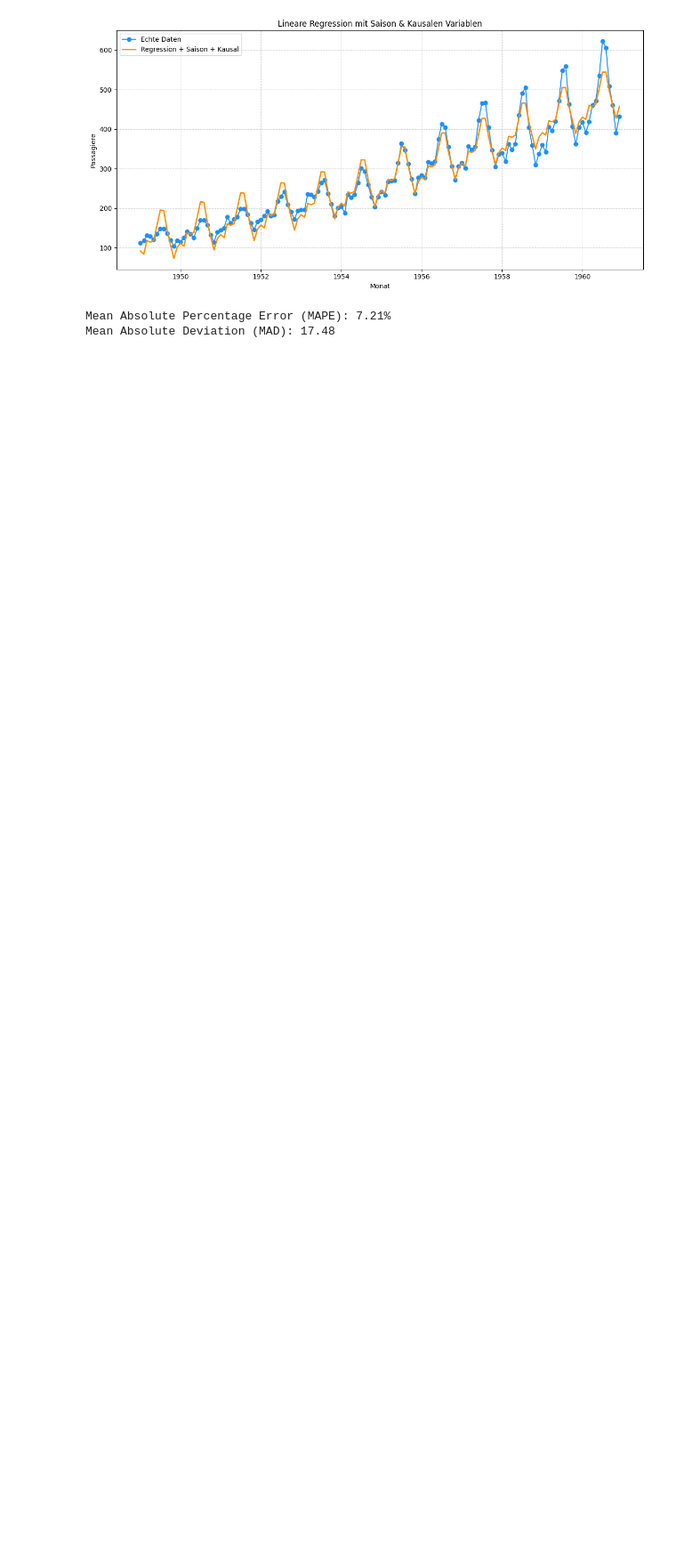
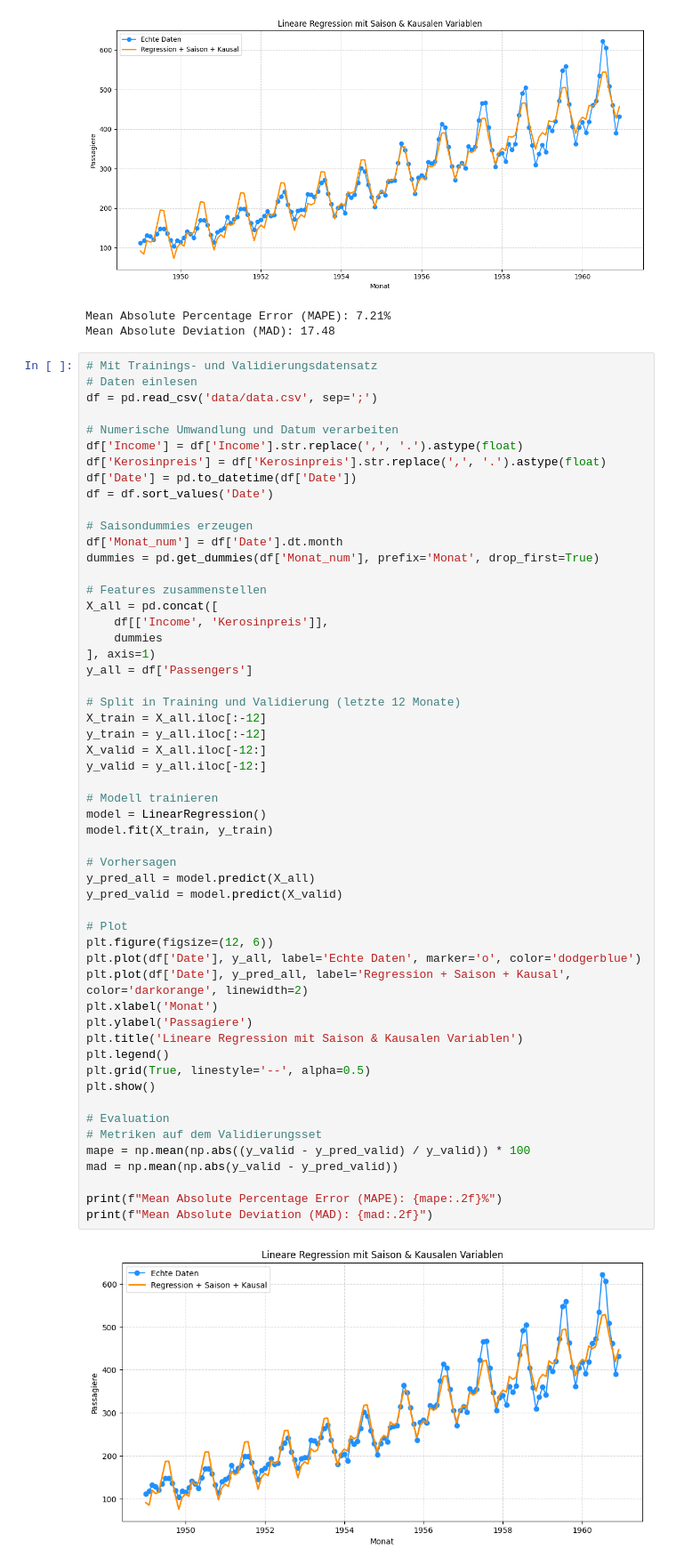
Before and after one commit to eliaspfe/BI_Vorlesung, a Jupyter notebook: Forecasting.ipynb, the cells around one changed output. Shown: that part at 89% size. Drawn from its saved outputs; the diff is of its cells as text; blank space fills up the shorter version.

```diff
--- a/Forecasting.ipynb
+++ b/Forecasting.ipynb
@@ -186,3 +266,59 @@ print(f"Mean Absolute Deviation (MAD): {mad:.2f}")
 [figure]
 Mean Absolute Percentage Error (MAPE): 7.21%
 Mean Absolute Deviation (MAD): 17.48
+# %%
+# Mit Trainings- und Validierungsdatensatz
+# Daten einlesen
+df = pd.read_csv('data/data.csv', sep=';')
+
+# Numerische Umwandlung und Datum verarbeiten
+df['Income'] = df['Income'].str.replace(',', '.').astype(float)
+df['Kerosinpreis'] = df['Kerosinpreis'].str.replace(',', '.').astype(float)
+df['Date'] = pd.to_datetime(df['Date'])
+df = df.sort_values('Date')
+
+# Saisondummies erzeugen
+df['Monat_num'] = df['Date'].dt.month
+dummies = pd.get_dummies(df['Monat_num'], prefix='Monat', drop_first=True)
+
+# Features zusammenstellen
+X_all = pd.concat([
+    df[['Income', 'Kerosinpreis']],
+    dummies
+], axis=1)
+y_all = df['Passengers']
+
+# Split in Training und Validierung (letzte 12 Monate)
+X_train = X_all.iloc[:-12]
+y_train = y_all.iloc[:-12]
+X_valid = X_all.iloc[-12:]
+y_valid = y_all.iloc[-12:]
+
+# Modell trainieren
+model = LinearRegression()
+model.fit(X_train, y_train)
+
+# Vorhersagen
+y_pred_all = model.predict(X_all)
+y_pred_valid = model.predict(X_valid)
+
+# Plot
+plt.figure(figsize=(12, 6))
+plt.plot(df['Date'], y_all, label='Echte Daten', marker='o', color='dodgerblue')
+plt.plot(df['Date'], y_pred_all, label='Regression + Saison + Kausal', color='darkorange', linewidth=2)
+plt.xlabel('Monat')
+plt.ylabel('Passagiere')
+plt.title('Lineare Regression mit Saison & Kausalen Variablen')
+plt.legend()
+plt.grid(True, linestyle='--', alpha=0.5)
+plt.show()
+
+# Evaluation
+# Metriken auf dem Validierungsset
+mape = np.mean(np.abs((y_valid - y_pred_valid) / y_valid)) * 100
+mad = np.mean(np.abs(y_valid - y_pred_valid))
+
+print(f"Mean Absolute Percentage Error (MAPE): {mape:.2f}%")
+print(f"Mean Absolute Deviation (MAD): {mad:.2f}")
+# %% [output]
+[figure, added]
```
Also changed, not shown: parts of 4 cells of this notebook.
